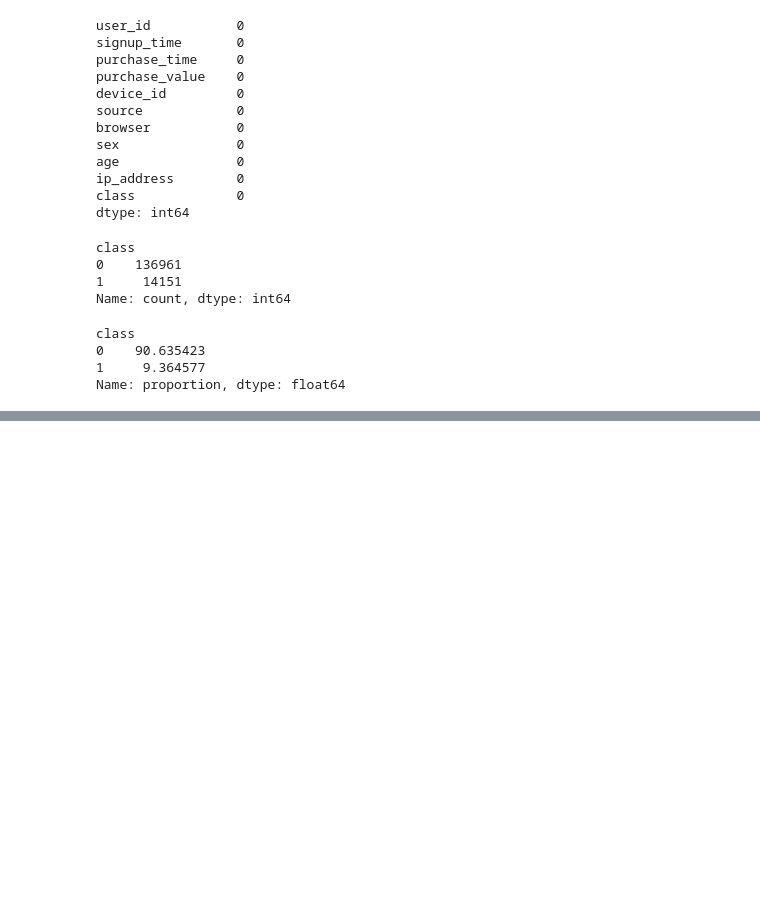
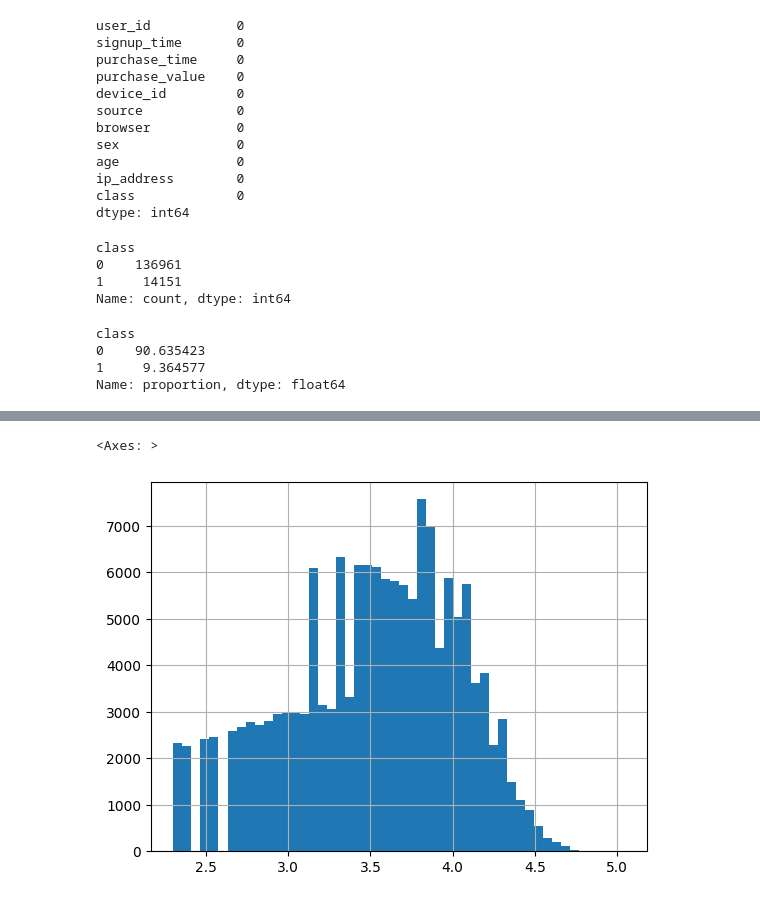
Before and after one commit to Feven777/detection-of-fraud-cases-for-e-commerce-and-bank-transactions, a Jupyter notebook: notebooks/eda-fraud-data.ipynb, the cells around one changed output, grey strips where cells are left out. Drawn from its saved outputs; the diff is of its cells as text; code cells hidden in the pictures; blank space fills up the shorter version.

```diff
--- a/notebooks/eda-fraud-data.ipynb
+++ b/notebooks/eda-fraud-data.ipynb
@@ -71,0 +85,5 @@ Name: proportion, dtype: float64
+# %%
+fraud_df['purchase_value_log'].hist(bins=50)
+# %% [output]
+<Axes: >
+[figure, added]
```
Also changed, not shown: parts of 5 cells of this notebook.
